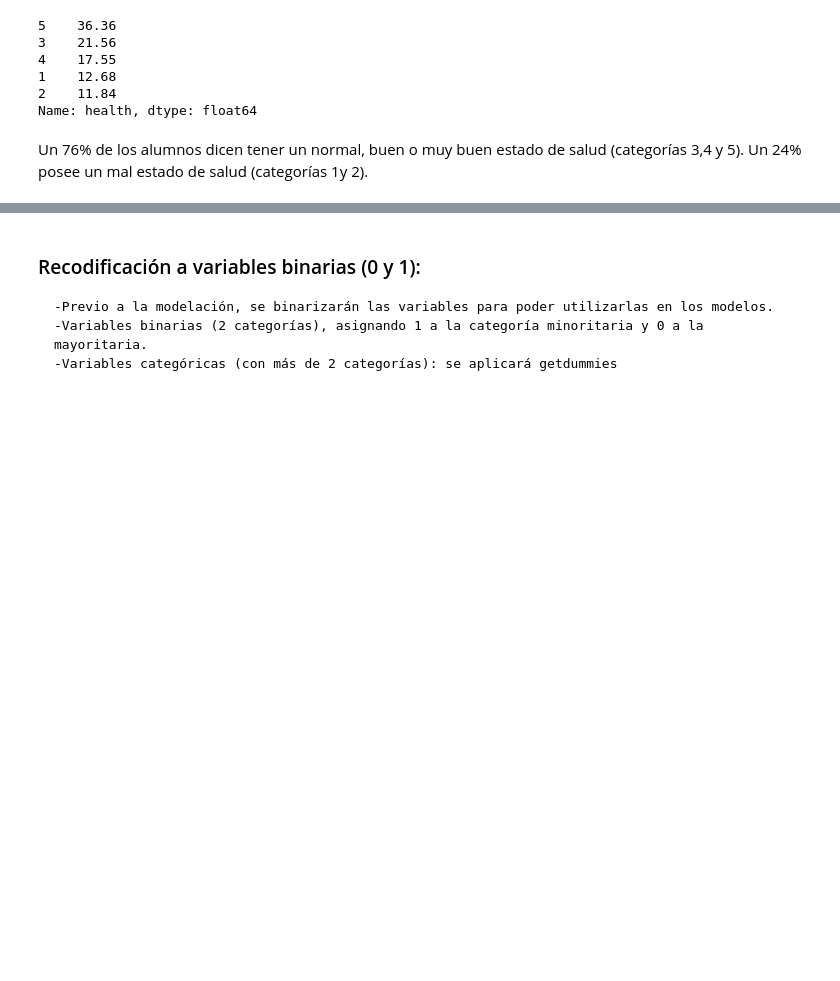
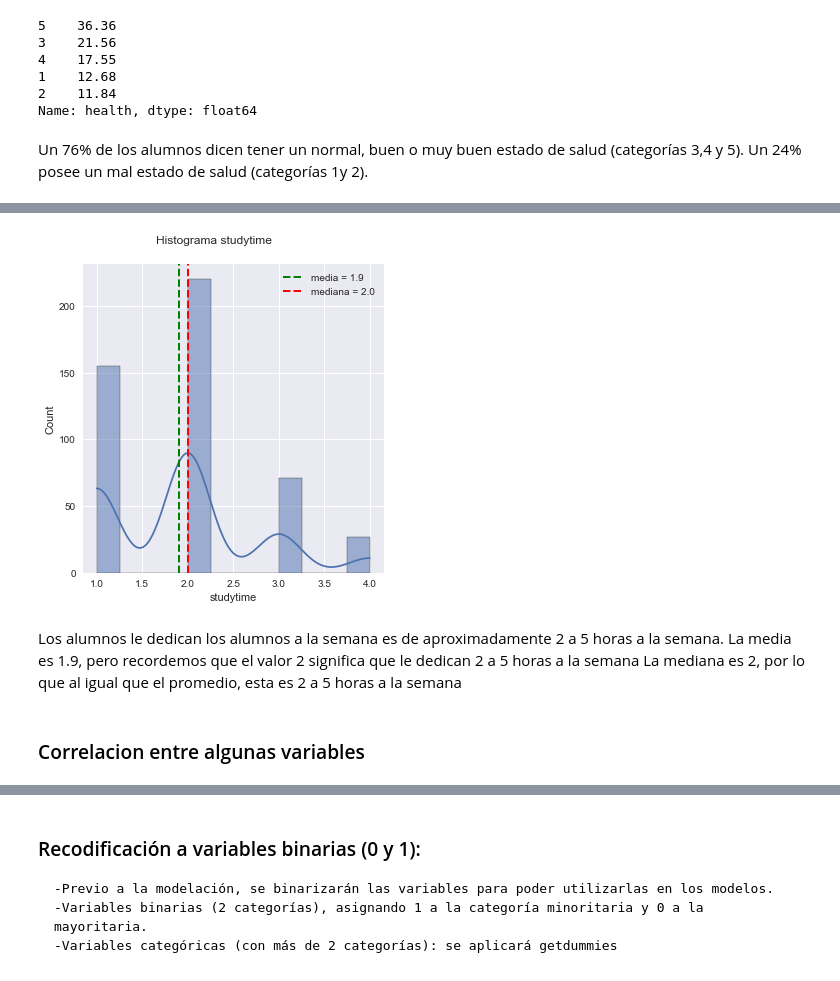
Before and after one commit to MBlancoC/Proyecto_IMT2200_Blanco_Moran_Varela, a Jupyter notebook: Proyecto.ipynb, the cells around one changed output, grey strips where cells are left out. Drawn from its saved outputs; the diff is of its cells as text; code cells hidden in the pictures; blank space fills up the shorter version.

```diff
--- a/Proyecto.ipynb
+++ b/Proyecto.ipynb
@@ -545,0 +567,10 @@ for i in lista_categorical:
+# %%
+fn.plot_hist(df, 'studytime')
+# %% [output]
+[figure, added]
+# %% [markdown]
+Los alumnos le dedican los alumnos a la semana es de aproximadamente 2 a 5 horas a la semana.
+La media es 1.9, pero recordemos que el valor 2 significa que le dedican 2 a 5 horas a la semana
+La mediana es 2, por lo que al igual que el promedio, esta es 2 a 5 horas a la semana
+# %% [markdown]
+### Correlacion entre algunas variables
```
Also changed, not shown: parts of 36 cells of this notebook.
